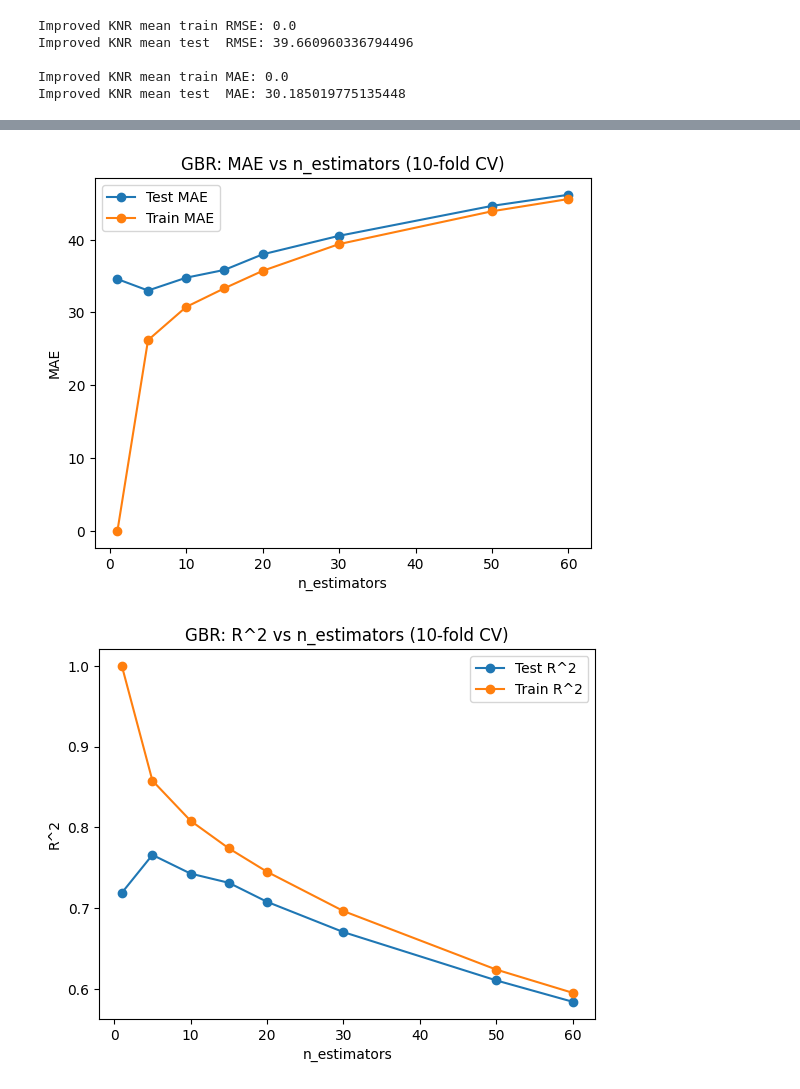
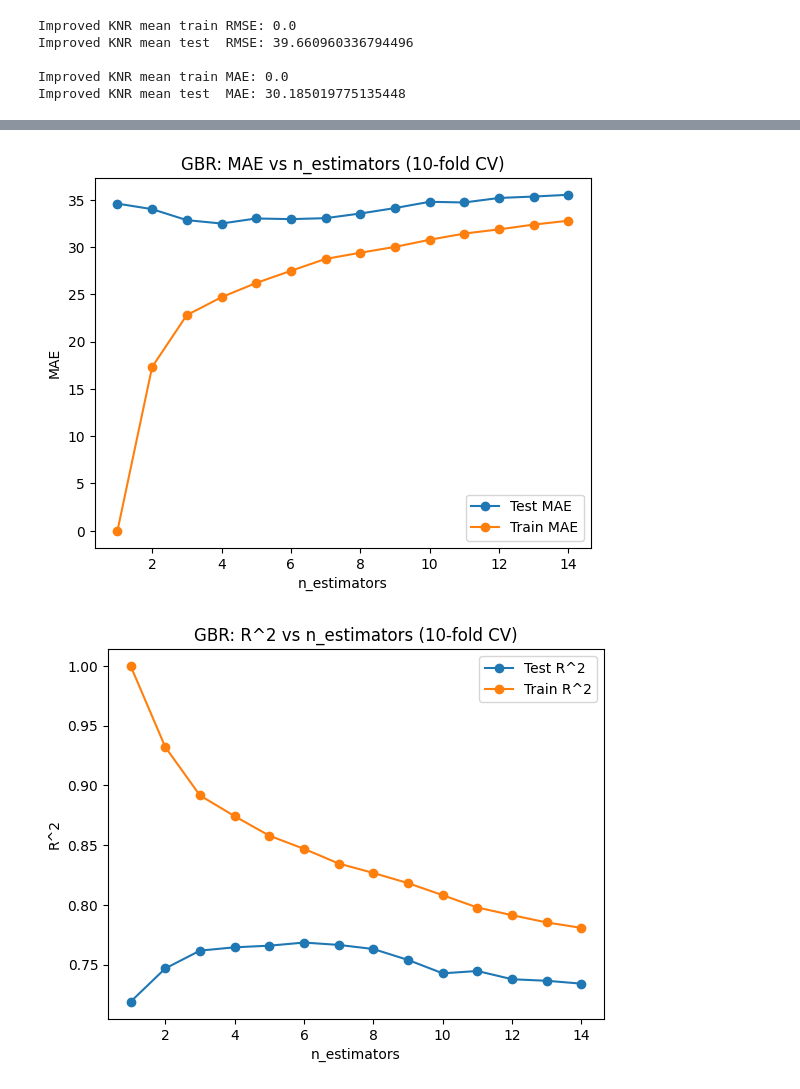
Before and after one commit to DarraghD1/Machine-Learning-A2, a Jupyter notebook: knr.ipynb, the cells around one changed output, grey strips where cells are left out. Cells and saved outputs as stored; diff of their text form; code cells hidden in the pictures.

Commit message:
Scatter plots added and ranges for error graphs improved

```diff
--- a/knr.ipynb
+++ b/knr.ipynb
@@ -75,7 +75,7 @@ grid_knr_pipeline = Pipeline([
 
 # enter range of hyperparameters to test (prefix hp's with model name in pipeline)
 param_grid = {
-    'tuned_knr__n_neighbors': [3, 5, 10, 15, 20, 30, 50, 60, 70],
+    'tuned_knr__n_neighbors': [1, 2, 3, 4, 5, 10, 15, 20, 30, 50, 60, 70],
     'tuned_knr__weights': ['uniform', 'distance']
 }
 
@@ -135,7 +164,7 @@ from sklearn.model_selection import validation_curve
 
 # get n_estimators across range of values
 neighbor_count  = "tuned_knr__n_neighbors"
-param_range = [1, 5, 10, 15, 20, 30, 50, 60]
+param_range = range(1, 15)
 
 
 # root mean squared error (using negative mse) - validation curve
@@ -208,2 +237,2 @@ plt.show()
-[figure, old version]
+[figure, new version]
-[figure, old version]
+[figure, new version]
```
Also changed, not shown: parts of 2 cells of this notebook, 1 other file.
